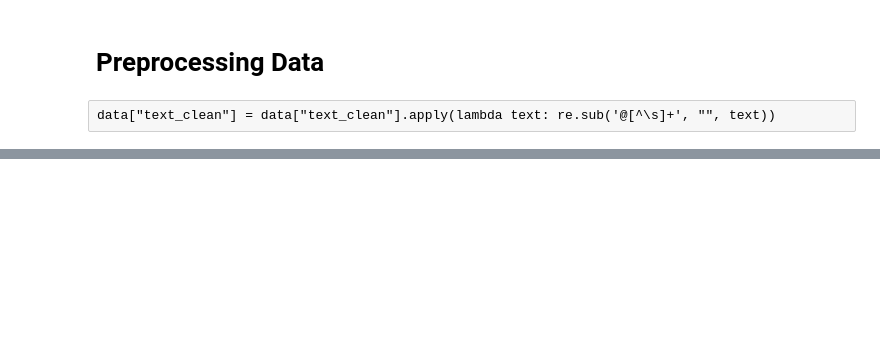
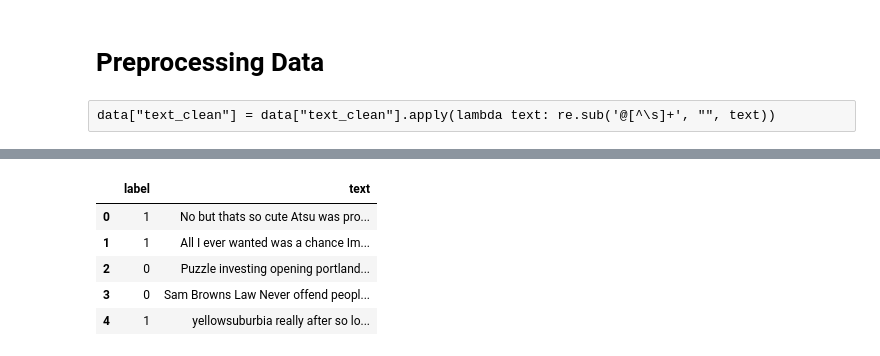
Before and after one commit to richmond003/LangChain-and-LangGraph, a Jupyter notebook: xlnet.ipynb, the cells around one changed output, grey strips where cells are left out. Saved outputs shown, nothing was run; the diff lists cells and outputs as text; code cells hidden in the pictures; blank space fills up the shorter version.

```diff
--- a/xlnet.ipynb
+++ b/xlnet.ipynb
@@ -53,0 +82,22 @@ pprint(len(val_split))
+# %%
+train_df = pd.DataFrame({
+    "label": train_split.label_int.values,
+    "text": train_split.text_clean.values
+})
+test_df = pd.DataFrame({
+    "label": test_split.label_int.values,
+    "text": test_split.text_clean.values
+})
+val_df = pd.DataFrame({
+    "label": val_split.label_int.values,
+    "text": val_split.text_clean.values
+})
+# %%
+train_df.head()
+# %% [output]
+|  | label | text |
+| 0 | 1 | No but thats so cute Atsu was pro... |
+| 1 | 1 | All I ever wanted was a chance Im... |
+| 2 | 0 | Puzzle investing opening portland... |
+| 3 | 0 | Sam Browns Law Never offend peopl... |
+| 4 | 1 | yellowsuburbia really after so lo... |
```
Also changed, not shown: parts of 18 cells of this notebook, 1 other file.
